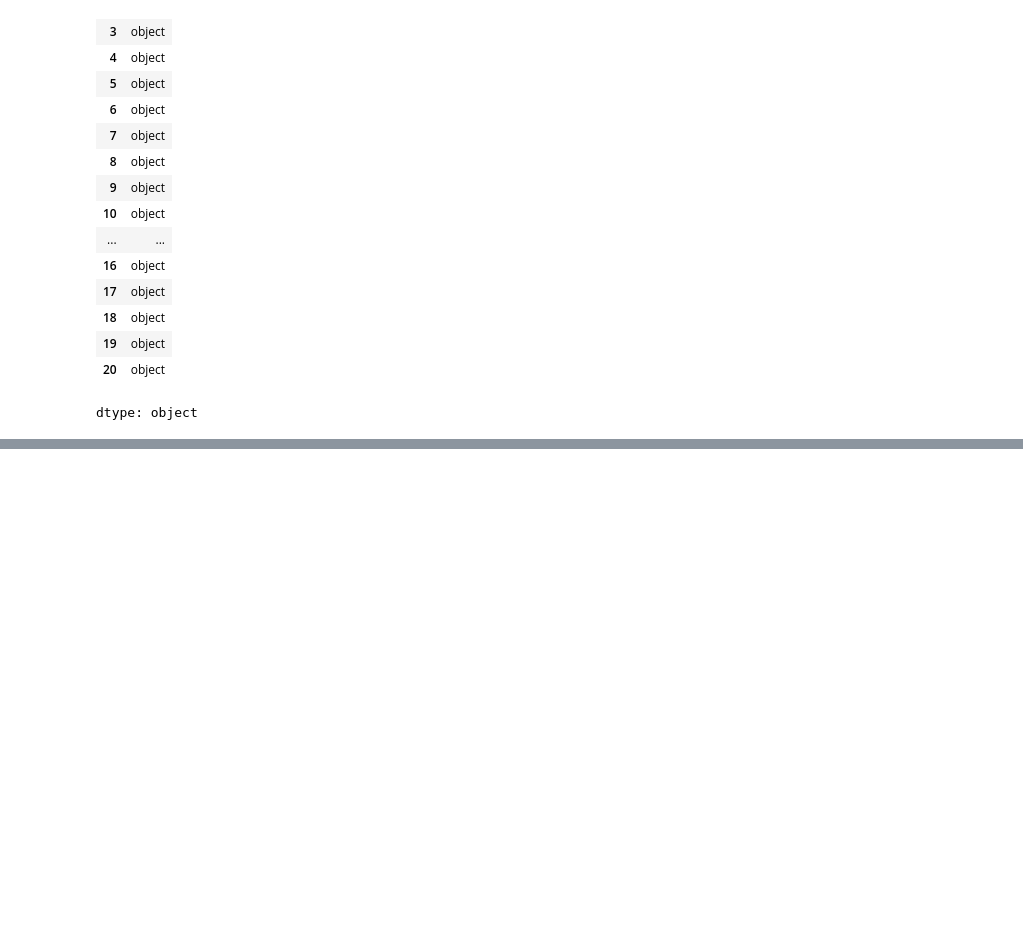
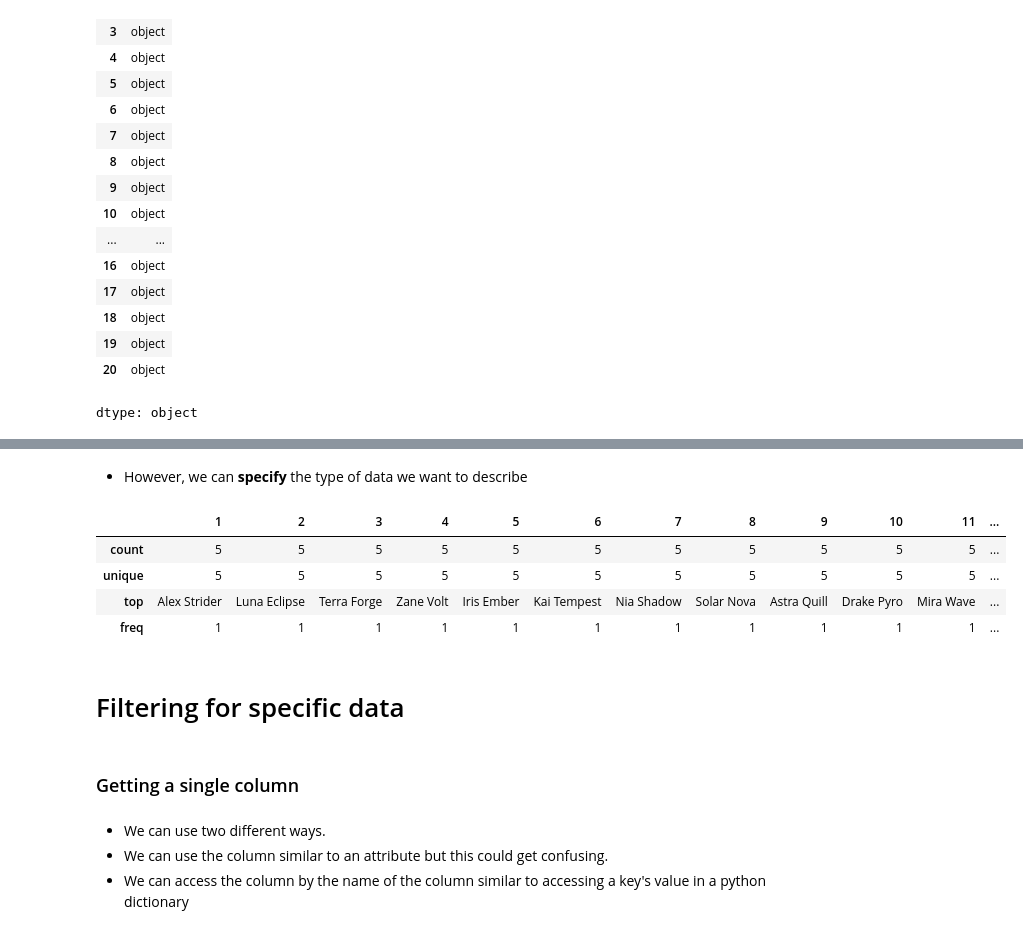
Before and after one commit to danieljcoh/DC_SpringBoard_Notes, a Jupyter notebook: Beginning_With_Pandas.ipynb, the cells around one changed output, grey strips where cells are left out. Drawn from its saved outputs; the diff is of its cells as text; code cells hidden in the pictures; blank space fills up the shorter version.

```diff
--- a/Beginning_With_Pandas.ipynb
+++ b/Beginning_With_Pandas.ipynb
@@ -131,0 +159,19 @@ dtype: object
+# %% [markdown]
+- However, we can **specify** the type of data we want to describe
+# %%
+# The type of data in the dictionary dataframe was all objects as we can see from earlier
+dict_df.describe(include="object")
+# %% [output]
+|  | 1 | 2 | 3 | 4 | 5 | 6 | 7 | 8 | 9 | 10 | 11 | ... |
+| count | 5 | 5 | 5 | 5 | 5 | 5 | 5 | 5 | 5 | 5 | 5 | ... |
+| unique | 5 | 5 | 5 | 5 | 5 | 5 | 5 | 5 | 5 | 5 | 5 | ... |
+| top | Alex Strider | Luna Eclipse | Terra Forge | Zane Volt | Iris Ember | Kai Tempest | Nia Shadow | Solar Nova | Astra Quill | Drake Pyro | Mira Wave | ... |
+| freq | 1 | 1 | 1 | 1 | 1 | 1 | 1 | 1 | 1 | 1 | 1 | ... |
+# %% [markdown]
+# Filtering for specific data
+# %% [markdown]
+### Getting a single column
+# %% [markdown]
+- We can use two different ways.
+- We can use the column similar to an attribute but this could get confusing.
+- We can access the column by the name of the column similar to accessing a key's value in a python dictionary
```
Also changed, not shown: parts of 44 cells of this notebook.
